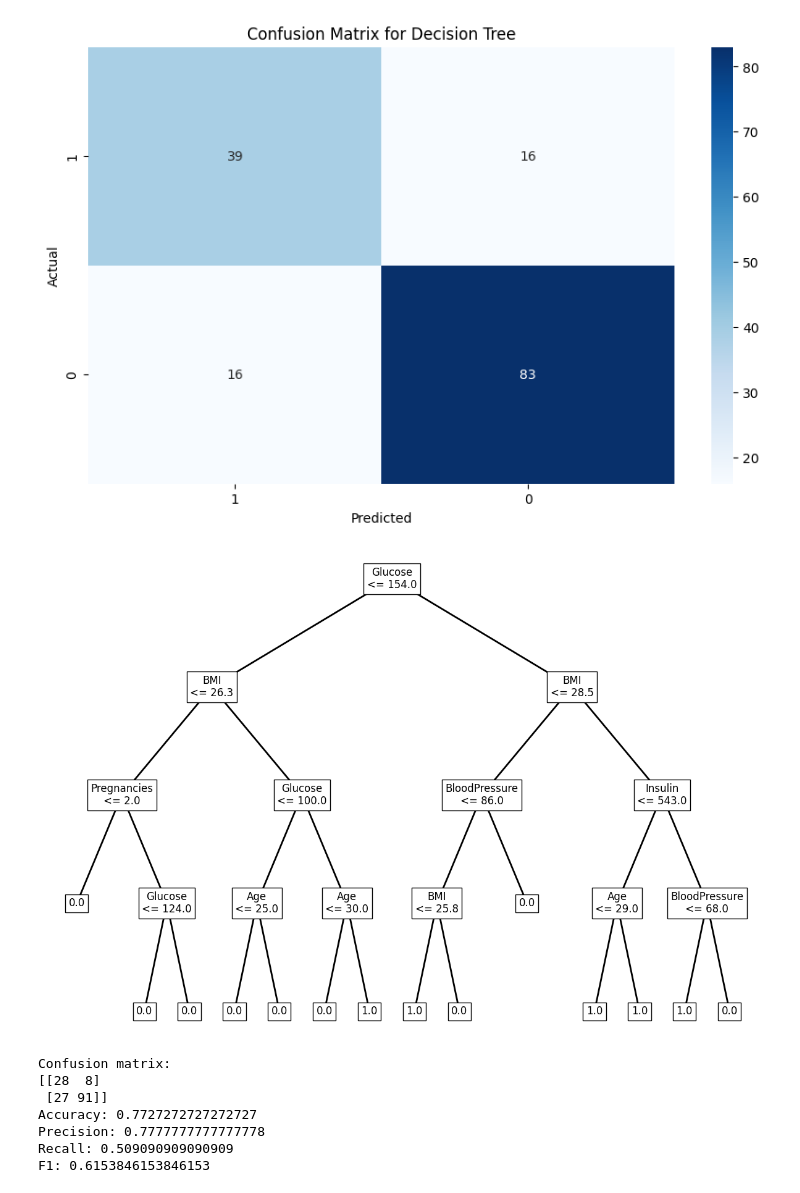
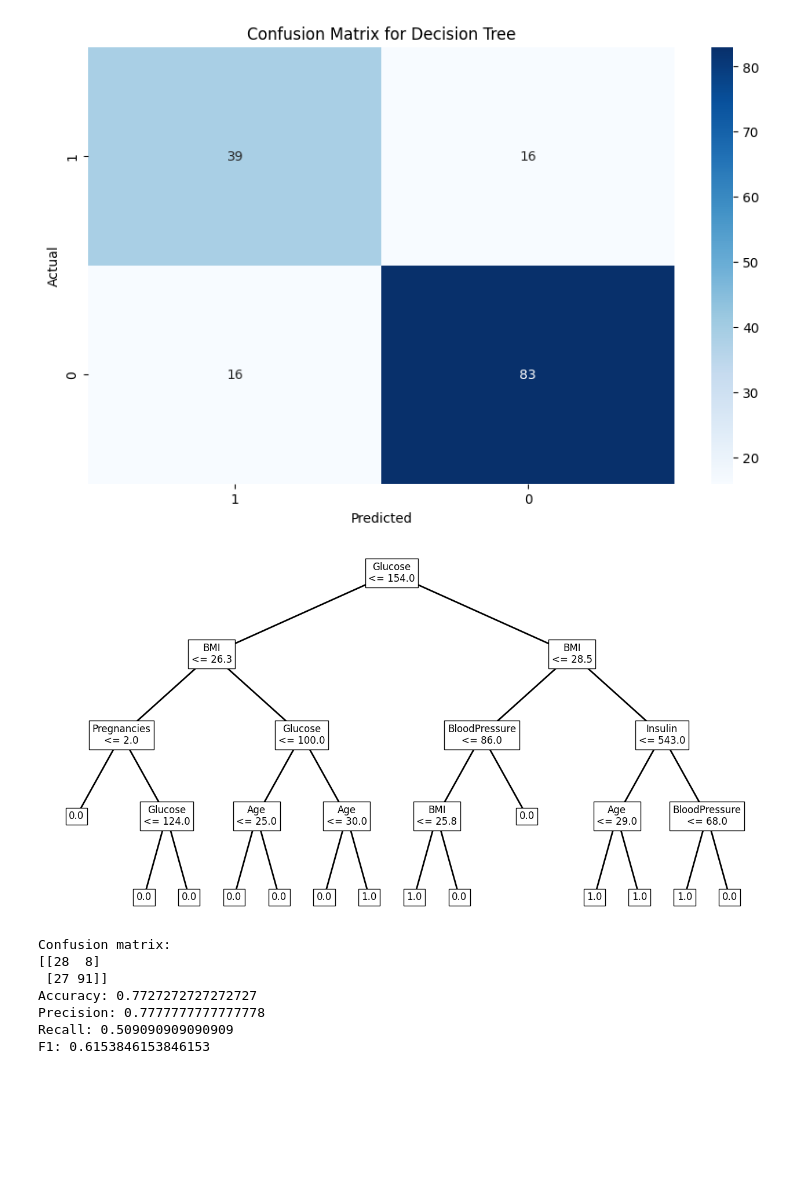
Before and after one commit to omerfarukaydin61/Diabetes-Prediction-with-Machine-Learning, a Jupyter notebook: project.ipynb, the cells around one changed output. Cells and saved outputs as stored; diff of their text form; code cells hidden in the pictures; blank space fills up the shorter version.

```diff
--- a/project.ipynb
+++ b/project.ipynb
@@ -65,13 +87,13 @@ plt.gca().invert_yaxis()
 # %%
 from plot_tree import plot_tree
 feature_names = data.columns[:-1]
 
-plt.figure(figsize=(15, 10))
+plt.figure(figsize=(16, 8))
 plot_tree(classifier.root, feature_names, max_depth=max_depth)
 plt.axis('off')
 plt.show()
 # %% [output]
-[figure, old version]
+[figure, new version]
 # %%
 classifier2 = RandomForest(25, max_depth=3)
 classifier2.fit(X_train, y_train)
```
Also changed, not shown: parts of 2 cells of this notebook.
